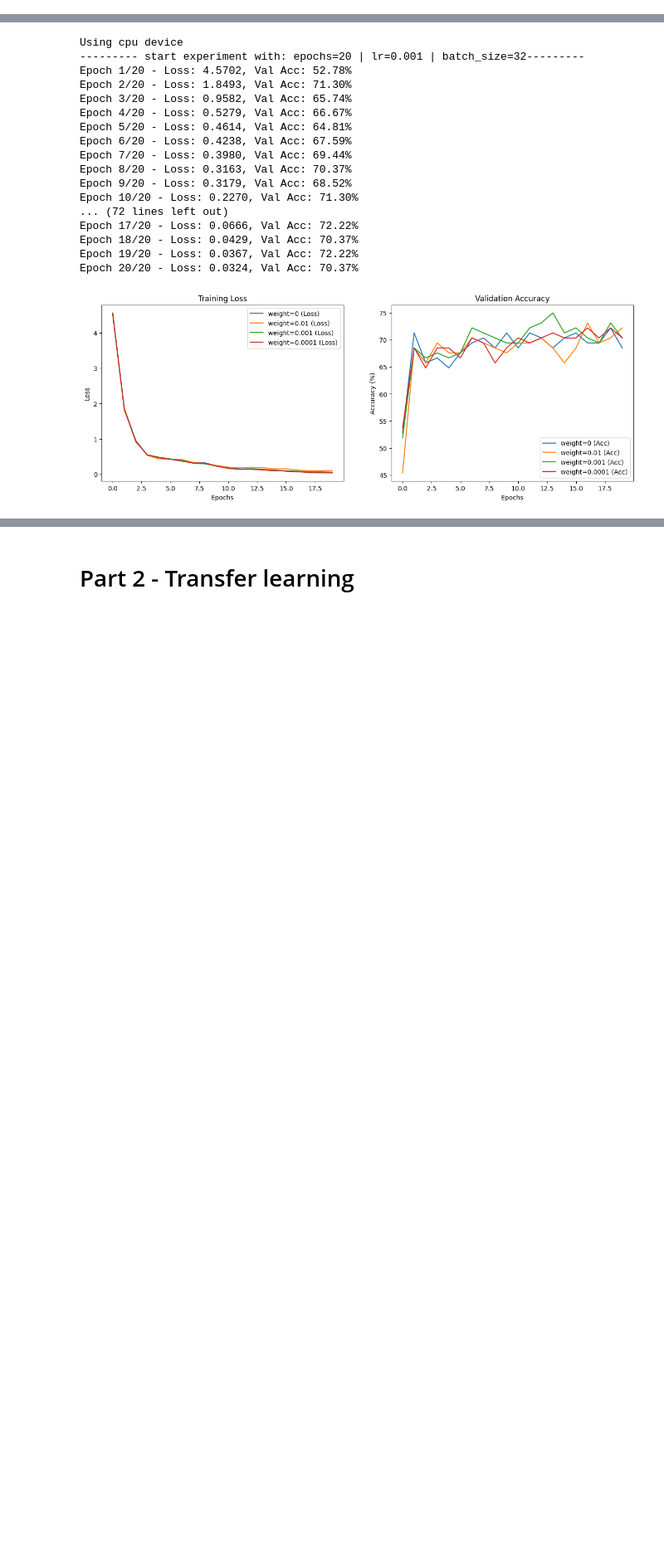
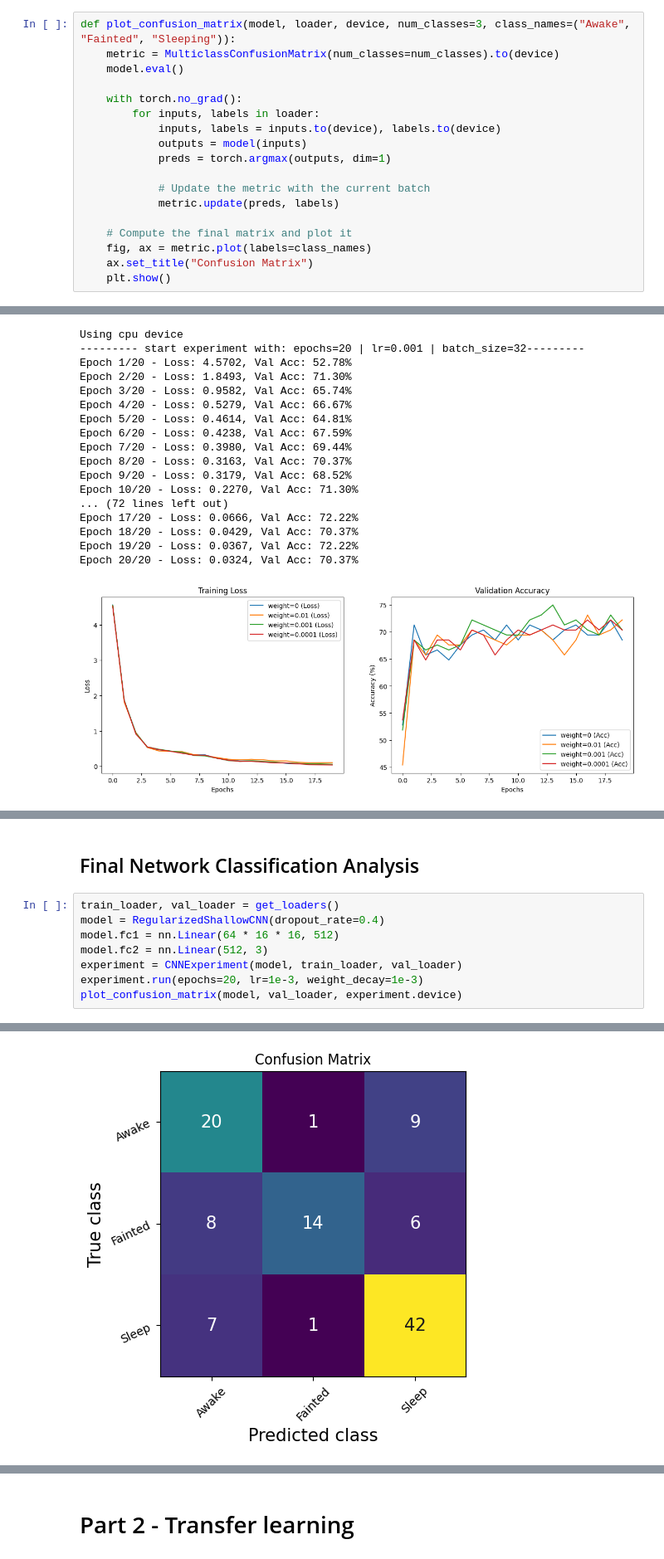
Before and after one commit to shaytoledo/fainting_image_classifier, a Jupyter notebook: final_project_pytorch/main.ipynb, the cells around one changed output, grey strips where cells are left out. Shown at 83% size. Saved outputs shown, nothing was run; the diff lists cells and outputs as text; blank space fills up the shorter version.

```diff
--- a/final_project_pytorch/main.ipynb
+++ b/final_project_pytorch/main.ipynb
@@ -314,3 +316,21 @@ def plot_experiment_results(histories, titles):
     ax2.legend()
 
     plt.show()
+# %%
+def plot_confusion_matrix(model, loader, device, num_classes=3, class_names=("Awake", "Fainted", "Sleeping")):
+    metric = MulticlassConfusionMatrix(num_classes=num_classes).to(device)
+    model.eval()
+
+    with torch.no_grad():
+        for inputs, labels in loader:
+            inputs, labels = inputs.to(device), labels.to(device)
+            outputs = model(inputs)
+            preds = torch.argmax(outputs, dim=1)
+
+            # Update the metric with the current batch
+            metric.update(preds, labels)
+
+    # Compute the final matrix and plot it
+    fig, ax = metric.plot(labels=class_names)
+    ax.set_title("Confusion Matrix")
+    plt.show()
@@ -862 +950,12 @@ Epoch 20/20 - Loss: 0.0324, Val Acc: 70.37%
 * **Weight Decay:** L2 regularization proved beneficial for the wider architecture; specifically, a decay of 1e-3 struck the optimal balance between bias and variance, matching the peak accuracy of 75.00%.
+# %% [markdown]
+## Final Network Classification Analysis
+# %%
+train_loader, val_loader = get_loaders()
+model = RegularizedShallowCNN(dropout_rate=0.4)
+model.fc1 = nn.Linear(64 * 16 * 16, 512)
+model.fc2 = nn.Linear(512, 3)
+experiment = CNNExperiment(model, train_loader, val_loader)
+experiment.run(epochs=20, lr=1e-3, weight_decay=1e-3)
+plot_confusion_matrix(model, val_loader, experiment.device)
+# %% [output]
@@ -862,0 +979 @@ Epoch 20/20 - Loss: 0.0324, Val Acc: 70.37%
+[figure, added]
```
Also changed, not shown: parts of 23 cells of this notebook.
